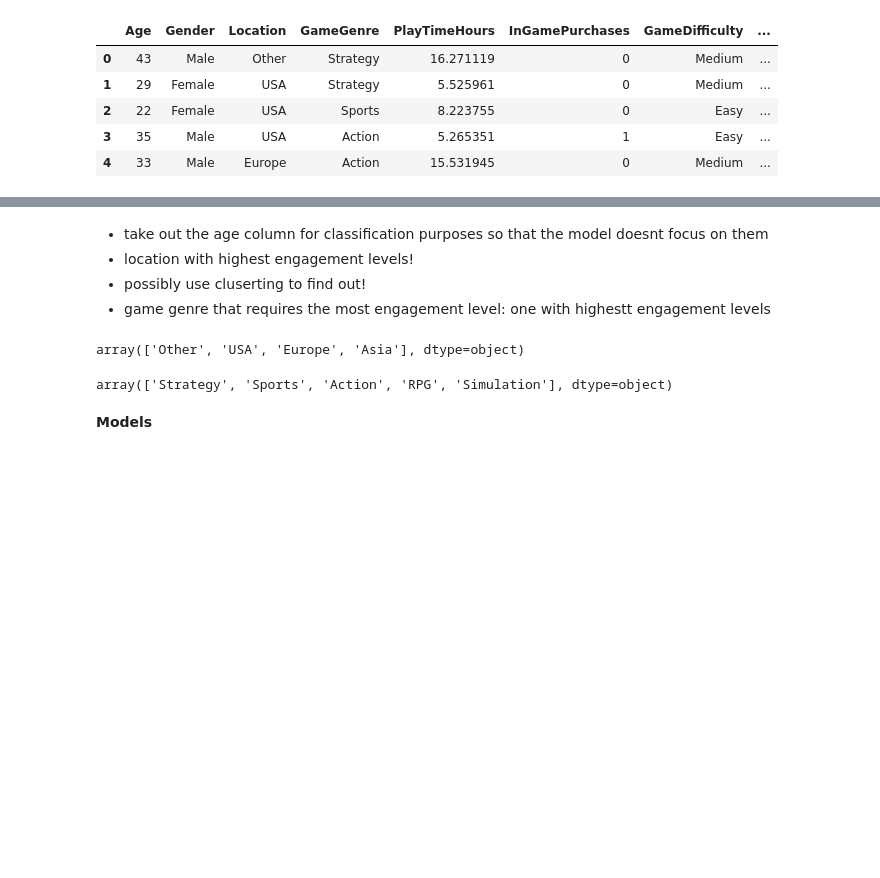
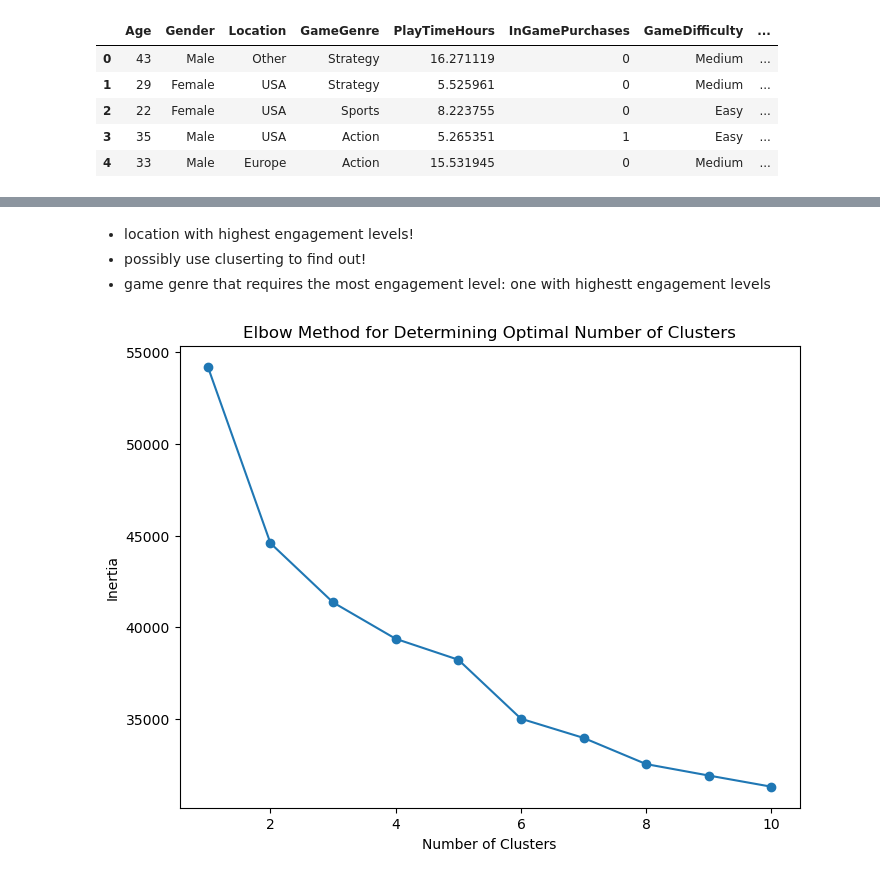
Before and after one commit to UgeneTettey/Blossom_Projects, a Jupyter notebook: capstone/Online_Gaming_Behavior/Online_Gaming_Prediction.ipynb, the cells around one changed output, grey strips where cells are left out. Drawn from its saved outputs; the diff is of its cells as text; code cells hidden in the pictures; blank space fills up the shorter version.

Commit message:
version 3: models done, analysis section started

```diff
--- a/capstone/Online_Gaming_Behavior/Online_Gaming_Prediction.ipynb
+++ b/capstone/Online_Gaming_Behavior/Online_Gaming_Prediction.ipynb
@@ -236,15 +562,52 @@ game_df.head()
 # %% [markdown]
-- take out the age column for classification purposes so that the model doesnt focus on them
+
 - location with highest engagement levels!
 - possibly use cluserting to find out!
 - game genre that requires the most engagement level: one with highestt engagement levels
-# %%
-game_df['Location'].unique()
-# %% [output]
-array(['Other', 'USA', 'Europe', 'Asia'], dtype=object)
-# %%
-game_df['GameGenre'].unique()
-# %% [output]
-array(['Strategy', 'Sports', 'Action', 'RPG', 'Simulation'], dtype=object)
-# %% [markdown]
-**Models**
+# %%
+import pandas as pd
+from sklearn.preprocessing import StandardScaler, LabelEncoder
+
+# Load the dataset
+# Replace this with your actual data loading method
+data = pd.read_csv('your_dataset.csv')
+
+# Convert EngagementLevel to numerical values
+engagement_mapping = {'Low': 1, 'Medium': 2, 'High': 3}
+data['EngagementLevelNum'] = data['EngagementLevel'].map(engagement_mapping)
+
+# Encode categorical variables
+label_encoder = LabelEncoder()
+data['GameGenreEncoded'] = label_encoder.fit_transform(data['GameGenre'])
+
+# Select relevant features for clustering
+features = ['GameGenreEncoded', 'PlayTimeHours', 'InGamePurchases', 'SessionsPerWeek', 'AvgSessionDurationMinutes', 'PlayerLevel', 'EngagementLevelNum']
+X = data[features]
+
+# Standardize the features
+scaler = StandardScaler()
+X_scaled = scaler.fit_transform(X)
+# %%
+from sklearn.cluster import KMeans
+
+# Determine the optimal number of clusters using the elbow method
+inertia = []
+for n in range(1, 11):
+    kmeans = KMeans(n_clusters=n, random_state=42)
+    kmeans.fit(X_scaled)
+    inertia.append(kmeans.inertia_)
+
+# Plot the elbow curve
+plt.figure(figsize=(8, 6))
+plt.plot(range(1, 11), inertia, marker='o')
+plt.title('Elbow Method for Determining Optimal Number of Clusters')
+plt.xlabel('Number of Clusters')
+plt.ylabel('Inertia')
+plt.show()
+
+# Apply K-Means with the optimal number of clusters
+optimal_clusters = 4  # Choose the number based on the elbow plot
+kmeans = KMeans(n_clusters=optimal_clusters, random_state=42)
+df['Cluster'] = kmeans.fit_predict(X_scaled)
+# %% [output]
+[figure, added]
```
Also changed, not shown: parts of 57 cells of this notebook, 1 other file.
